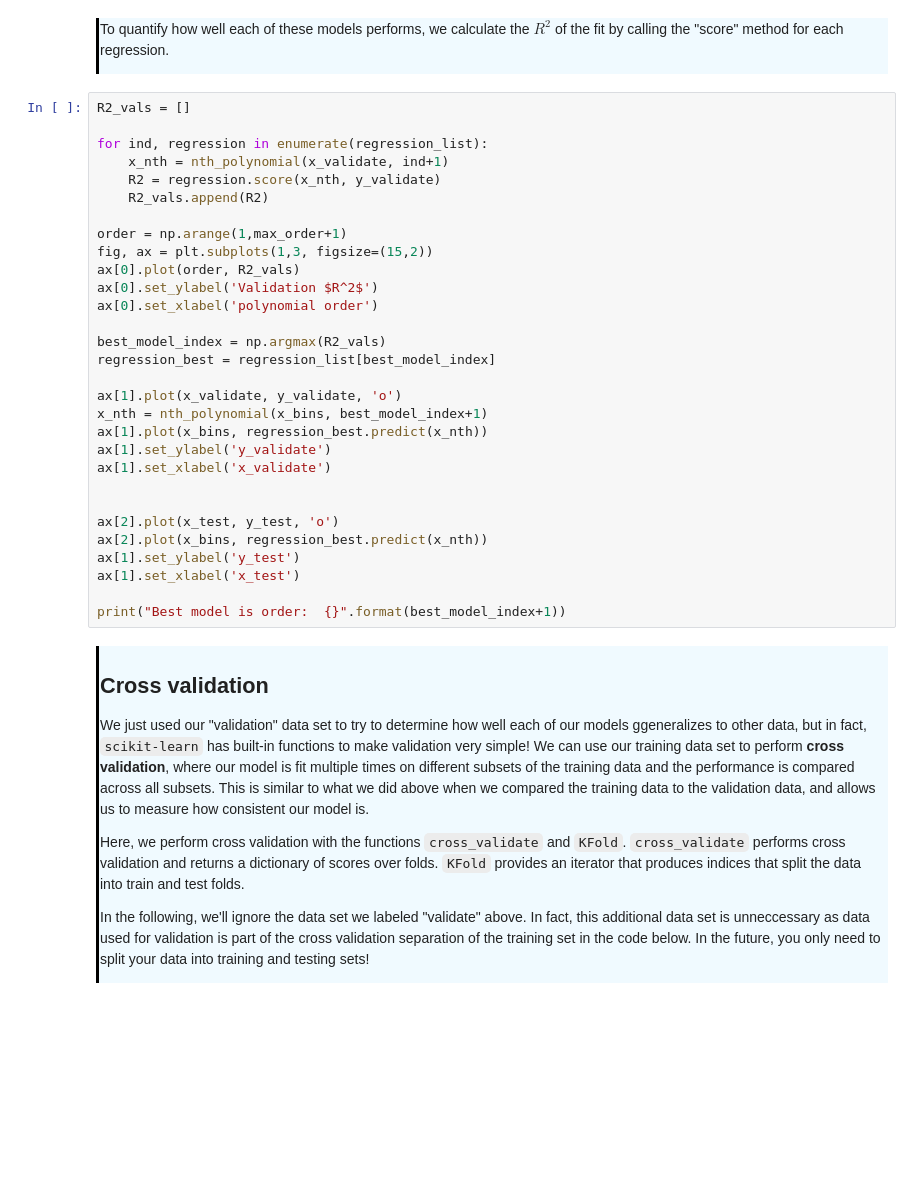
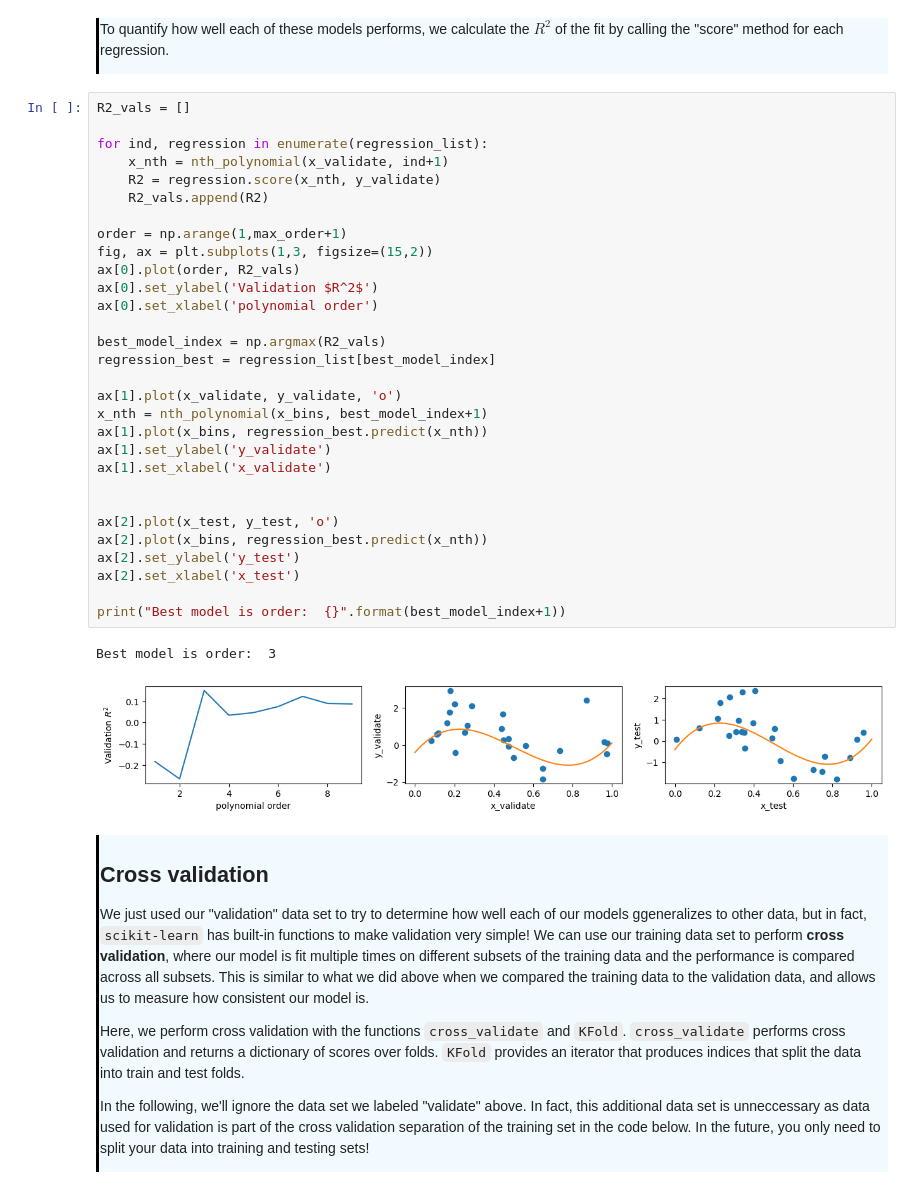
Before and after one commit to christinejliu/swdb_2022, a Jupyter notebook: Tutorials/0_Regression.ipynb, the cells around one changed output. Drawn from its saved outputs; the diff is of its cells as text; blank space fills up the shorter version.

```diff
--- a/Tutorials/0_Regression.ipynb
+++ b/Tutorials/0_Regression.ipynb
@@ -221,33 +230,36 @@ To quantify how well each of these models performs, we calculate the $R^2$ of th
 # %%
 R2_vals = []
 
 for ind, regression in enumerate(regression_list):
     x_nth = nth_polynomial(x_validate, ind+1)
     R2 = regression.score(x_nth, y_validate)
     R2_vals.append(R2)
 
 order = np.arange(1,max_order+1)
 fig, ax = plt.subplots(1,3, figsize=(15,2))
 ax[0].plot(order, R2_vals)
 ax[0].set_ylabel('Validation $R^2$')
 ax[0].set_xlabel('polynomial order')
 
 best_model_index = np.argmax(R2_vals)
 regression_best = regression_list[best_model_index]
 
 ax[1].plot(x_validate, y_validate, 'o')
 x_nth = nth_polynomial(x_bins, best_model_index+1)
 ax[1].plot(x_bins, regression_best.predict(x_nth))
 ax[1].set_ylabel('y_validate')
 ax[1].set_xlabel('x_validate')
 
 
 ax[2].plot(x_test, y_test, 'o')
 ax[2].plot(x_bins, regression_best.predict(x_nth))
-ax[1].set_ylabel('y_test')
-ax[1].set_xlabel('x_test')
+ax[2].set_ylabel('y_test')
+ax[2].set_xlabel('x_test')
 
 print("Best model is order:  {}".format(best_model_index+1))
+# %% [output]
+Best model is order:  3
+[figure, added]
 # %% [markdown]
 <div style="border-left: 3px solid #000; padding: 1px; padding-left: 10px; background: #F0FAFF; ">
 <p>
```
Also changed, not shown: parts of 19 cells of this notebook.
